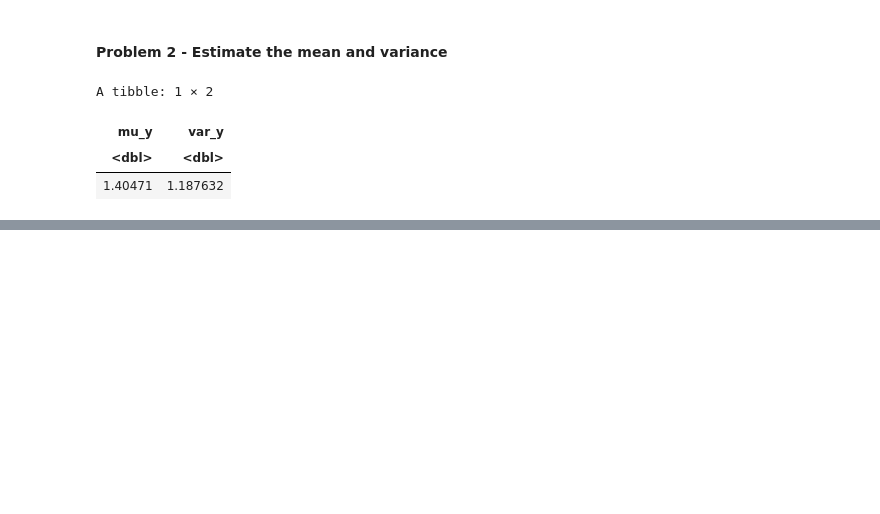
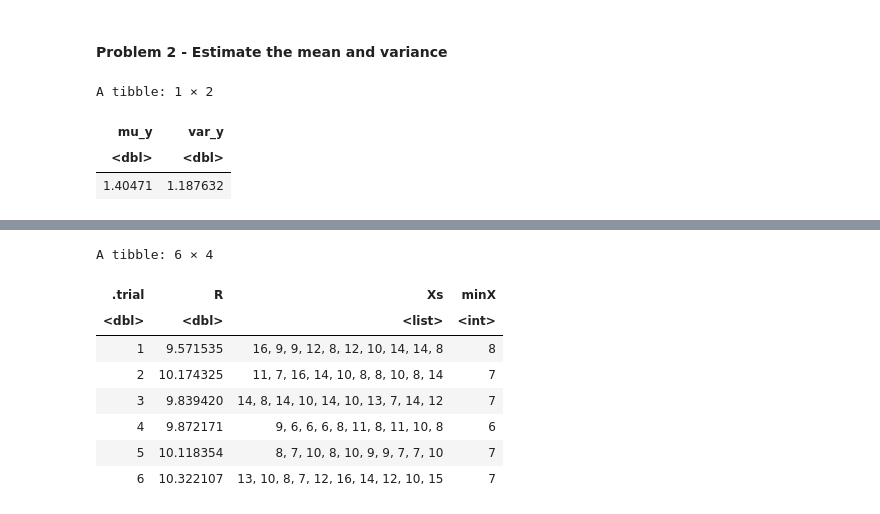
Before and after one commit to yardsale8/probability_simulations_in_R, a Jupyter notebook: 3_1_2_generating_independent_random_variates.ipynb, the cells around one changed output, grey strips where cells are left out. Saved outputs shown, nothing was run; the diff lists cells and outputs as text; code cells hidden in the pictures; blank space fills up the shorter version.

```diff
--- a/3_1_2_generating_independent_random_variates.ipynb
+++ b/3_1_2_generating_independent_random_variates.ipynb
@@ -280,0 +287,18 @@ A tibble: 1 × 2
+# %%
+num_trials <- 10000
+(replicate_dbl(num_trials, rnorm(1, 10, 0.5), .as = R)
+ %>% mutate(Xs = map(R, \(r) rpois(10, r)),
+            minX = map_int(Xs, min))
+) -> batches
+
+batches %>% head
+# %% [output]
+A tibble: 6 × 4
+| .trial | R | Xs | minX |
+| <dbl> | <dbl> | <list> | <int> |
+| 1 | 9.571535 | 16, 9, 9, 12, 8, 12, 10, 14, 14, 8 | 8 |
+| 2 | 10.174325 | 11, 7, 16, 14, 10, 8, 8, 10, 8, 14 | 7 |
+| 3 | 9.839420 | 14, 8, 14, 10, 14, 10, 13, 7, 14, 12 | 7 |
+| 4 | 9.872171 | 9, 6, 6, 6, 8, 11, 8, 11, 10, 8 | 6 |
+| 5 | 10.118354 | 8, 7, 10, 8, 10, 9, 9, 7, 7, 10 | 7 |
+| 6 | 10.322107 | 13, 10, 8, 7, 12, 16, 14, 12, 10, 15 | 7 |
```
Also changed, not shown: parts of 2 cells of this notebook.
